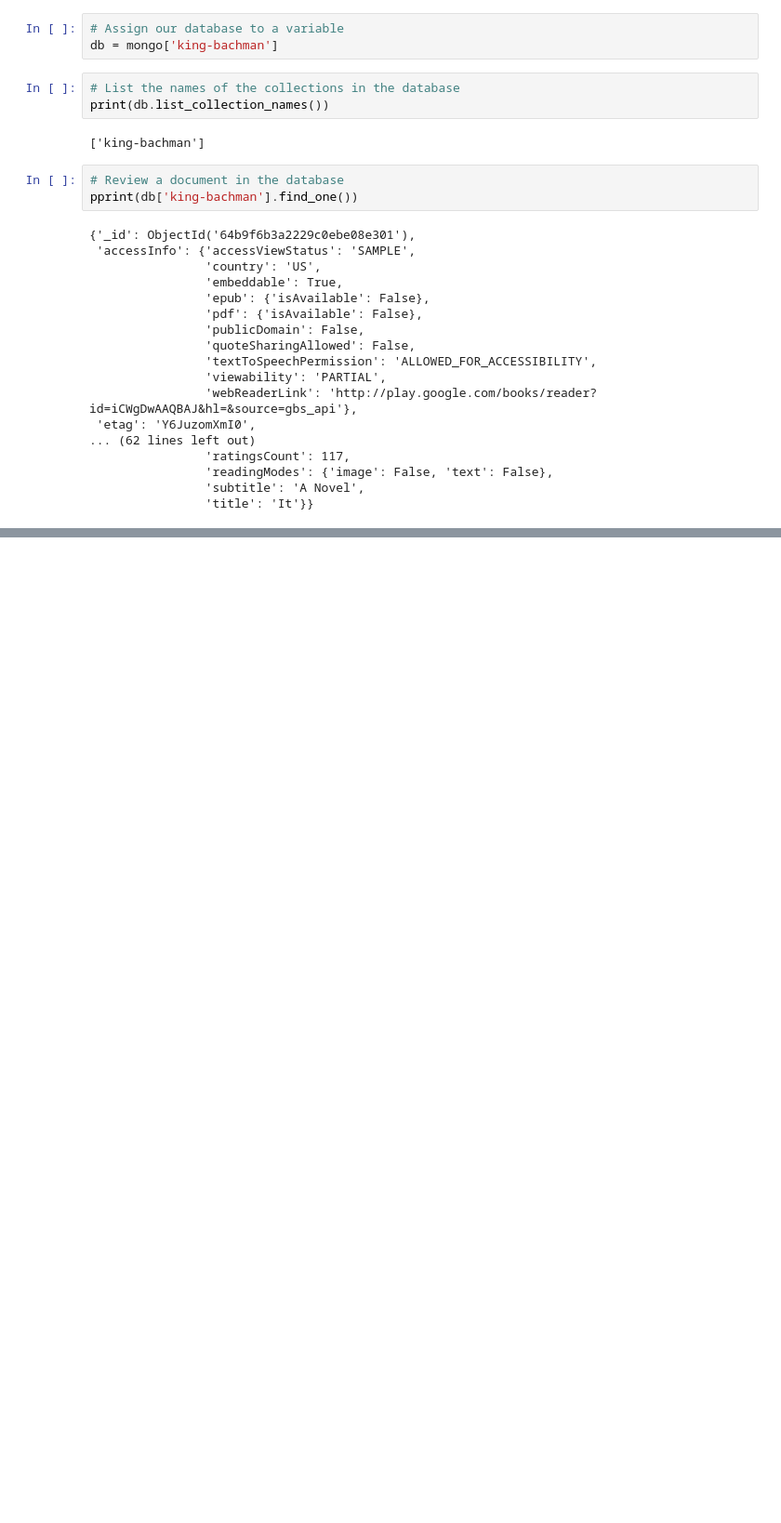
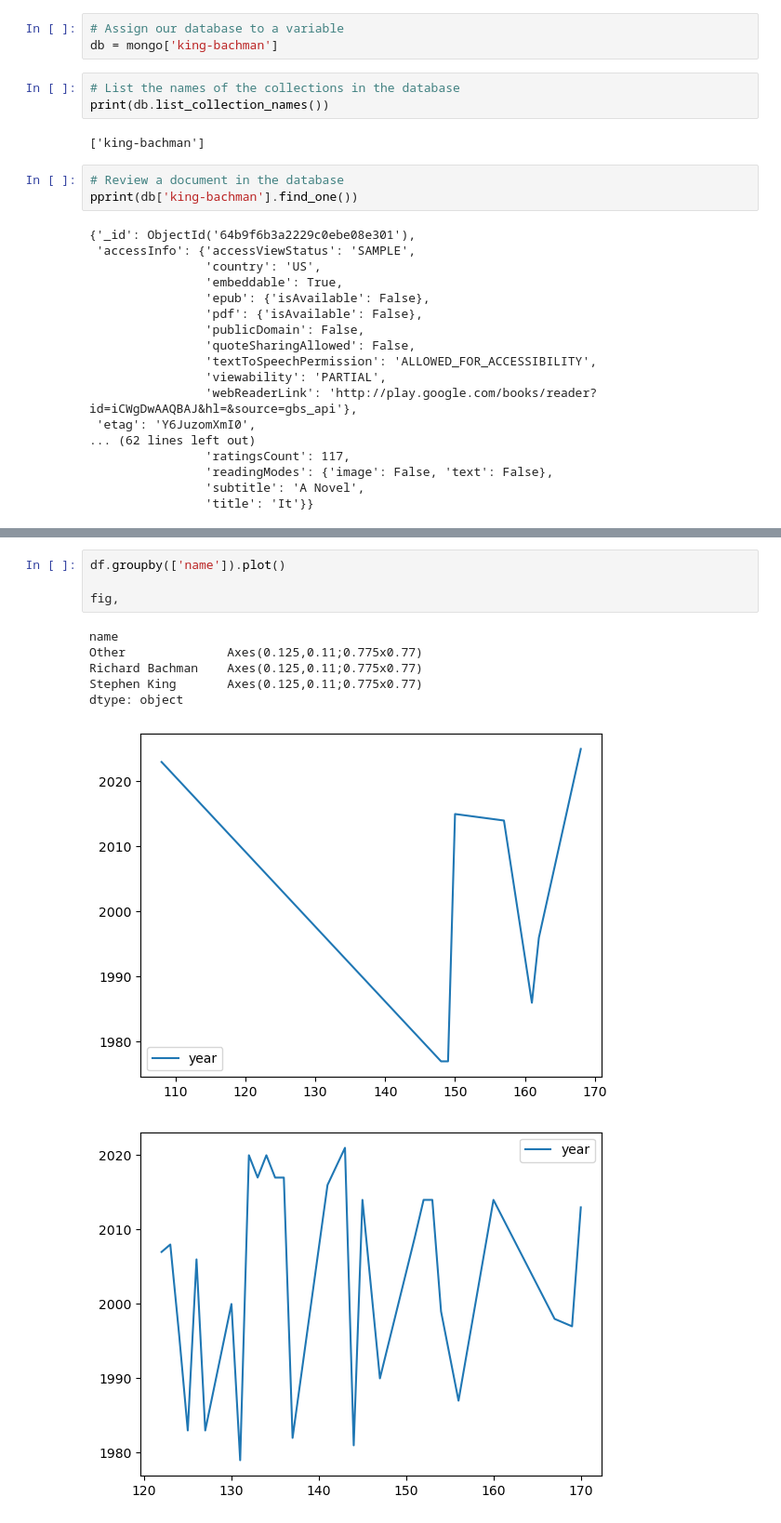
Before and after one commit to MichaelaKiana/Project-3, a Jupyter notebook: static/data/charts/charts.ipynb, the cells around one changed output, grey strips where cells are left out. Shown: that part at 93% size. Cells and saved outputs as stored; diff of their text form; blank space fills up the shorter version.

```diff
--- a/static/data/charts/charts.ipynb
+++ b/static/data/charts/charts.ipynb
@@ -122,0 +185,12 @@ pd.DataFrame({x:data for x in data}.items(),columns=['year', 'books published'])
+# %%
+df.groupby(['name']).plot()
+
+fig,
+# %% [output]
+name
+Other              Axes(0.125,0.11;0.775x0.77)
+Richard Bachman    Axes(0.125,0.11;0.775x0.77)
+Stephen King       Axes(0.125,0.11;0.775x0.77)
+dtype: object
+[figure, added]
+[figure, added]
```
Also changed, not shown: parts of 12 cells of this notebook, 6 other files.
